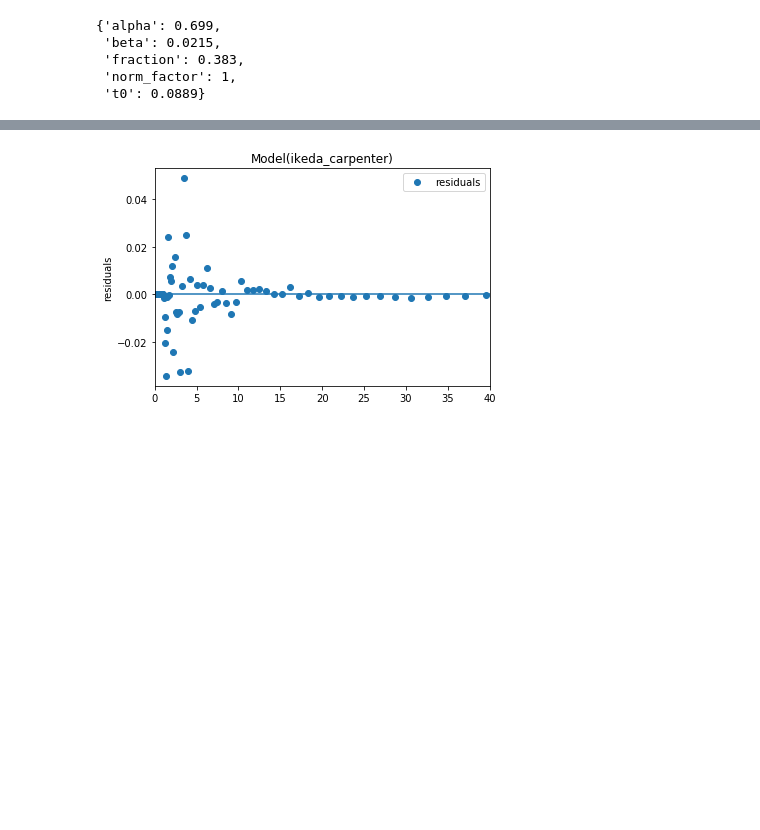
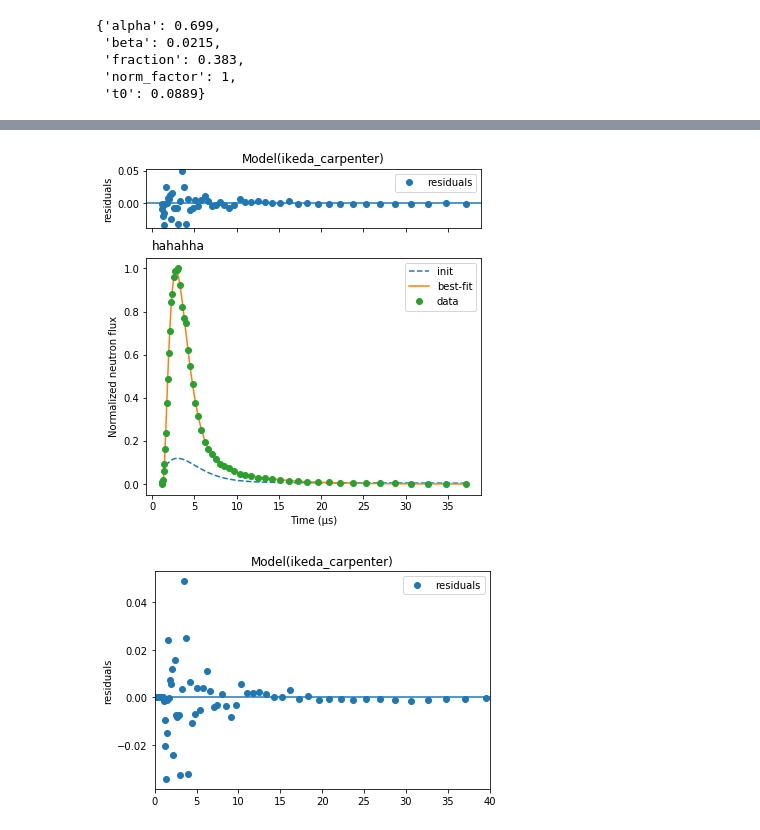
Before and after one commit to ornlneutronimaging/ResoFit, a Jupyter notebook: ResoFit/fit_neutron_pulse_shape.ipynb, the cells around one changed output, grey strips where cells are left out. Saved outputs shown, nothing was run; the diff lists cells and outputs as text; code cells hidden in the pictures; blank space fills up the shorter version.

```diff
--- a/ResoFit/fit_neutron_pulse_shape.ipynb
+++ b/ResoFit/fit_neutron_pulse_shape.ipynb
@@ -169,3 +130,12 @@ plt.show()
+# %%
+# result.plot(initfmt='None', init_kws={'label': '_nolegend_'})
+# result.plot(initfmt='None', ylabel='Normalized neutron flux', xlabel='Time (µs)', ax_fit_kws={'fig_title': '1asdasd'})
+# result.plot(initfmt='None', ylabel='Normalized neutron flux', xlabel='Time (µs)')
+result.plot(ylabel='Normalized neutron flux', xlabel='Time (µs)')
+plt.text(x=0, y=1.09, s='hahahha', fontsize=12)
+plt.show()
+# %% [output]
+[figure, added]
 # %%
 result.plot_residuals()
 plt.xlim(left=0,
```
Also changed, not shown: parts of 25 cells of this notebook, 2 other files.
